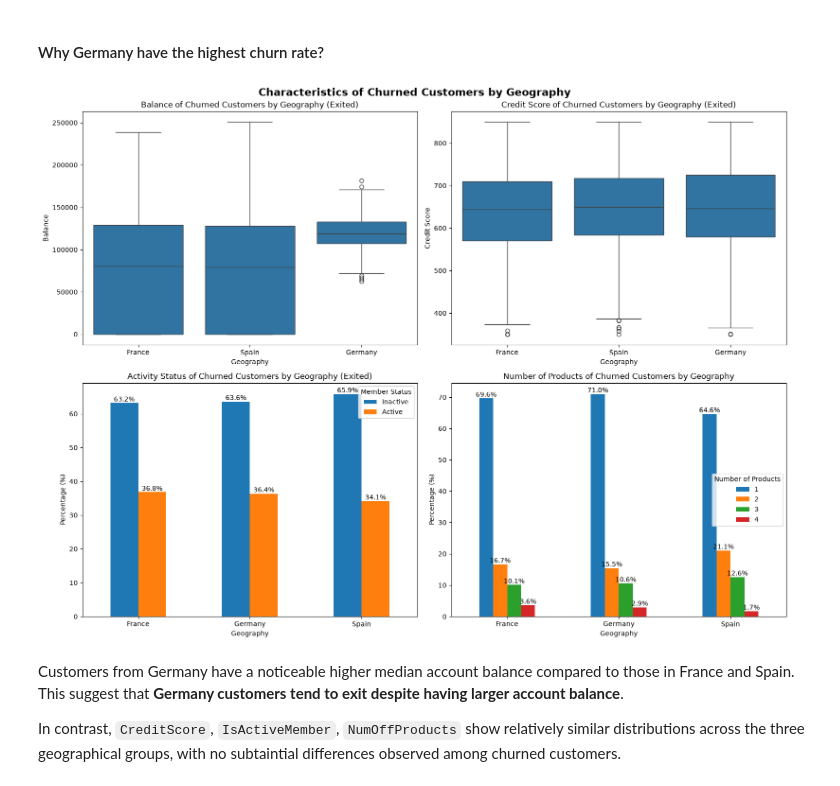
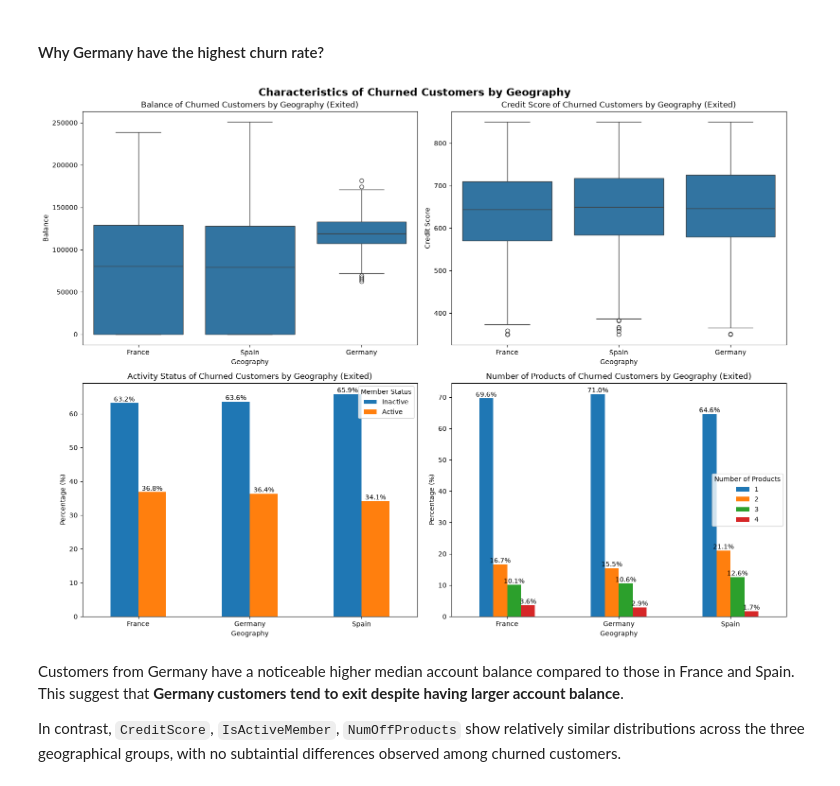
Before and after one commit to ppthanhtuyen-create/bank-customer-churn-analysis, a Jupyter notebook: data_understanding.ipynb, the cells around one changed output. Drawn from its saved outputs; the diff is of its cells as text; code cells hidden in the pictures.

```diff
--- a/data_understanding.ipynb
+++ b/data_understanding.ipynb
@@ -1774,35 +1774,35 @@ products_geo = pd.crosstab(
     df_churned["NumOfProducts"],
     normalize="index"
 ) * 100
 
 ax = products_geo.plot(
     kind="bar",
     ax=axes[1, 1]
 )
 
-axes[1, 1].set_title("Number of Products of Churned Customers by Geography")
+axes[1, 1].set_title("Number of Products of Churned Customers by Geography (Exited)")
 axes[1, 1].set_xlabel("Geography")
 axes[1, 1].set_ylabel("Percentage (%)")
 axes[1, 1].tick_params(axis="x", rotation=0)
 axes[1, 1].legend(title="Number of Products")
 
 for container in ax.containers:
     ax.bar_label(container, fmt="%.1f%%")
 
 # ==========================================
 # Overall title
 # ==========================================
 
 plt.suptitle(
     "Characteristics of Churned Customers by Geography",
     fontsize=16,
     fontweight="bold"
 )
 
 plt.tight_layout()
 plt.show()
 # %% [output]
-[figure, old version]
+[figure, new version]
 # %% [markdown]
 Customers from Germany have a noticeable higher median account balance compared to those in France and Spain. This suggest that **Germany customers tend to exit despite having larger account balance**.
 
```
Also changed, not shown: parts of 15 cells of this notebook, 1 other file.
